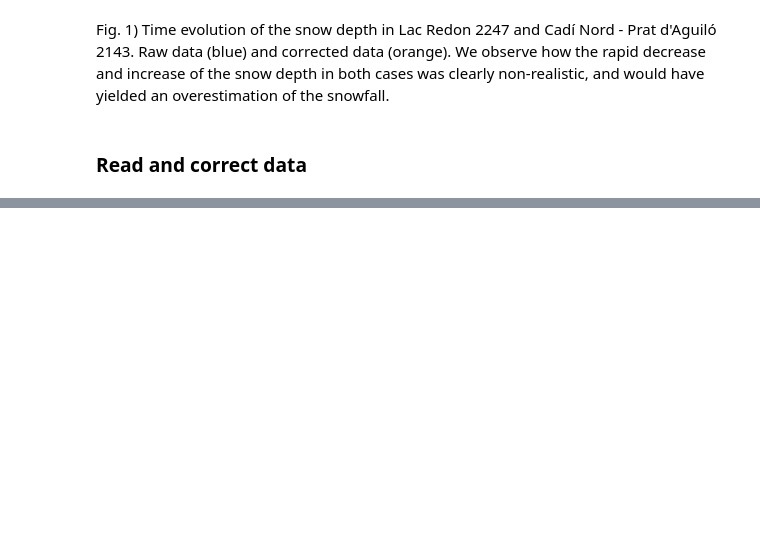
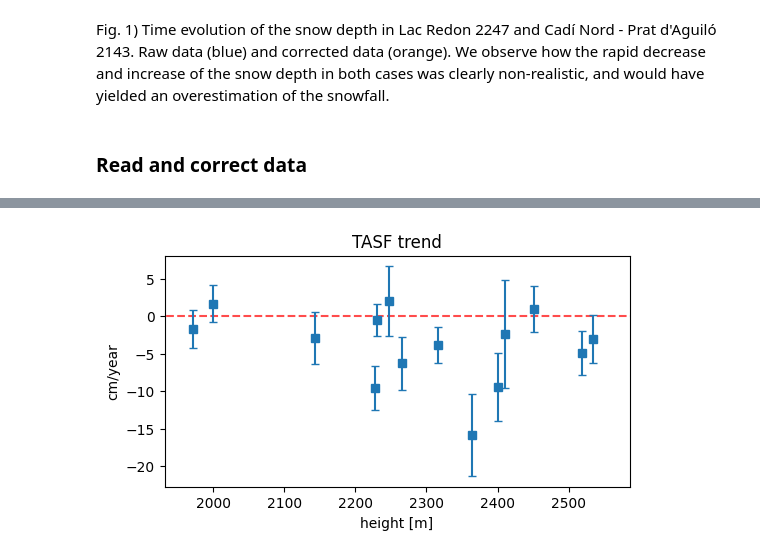
Before and after one commit to davidcirauqui/snowfall_trend, a Jupyter notebook: snow fall.ipynb, the cells around one changed output, grey strips where cells are left out. Drawn from its saved outputs; the diff is of its cells as text; code cells hidden in the pictures; blank space fills up the shorter version.

```diff
--- a/snow fall.ipynb
+++ b/snow fall.ipynb
@@ -103,0 +200,17 @@ for station in stations:
+# %%
+heights = []
+for station in stations:
+    heights.append(int(station[-4:]))
+
+plt.figure(figsize = [6, 3])
+
+plt.plot([.95 * min(heights), 1.05 * max(heights)], [0, 0], '--r', alpha = .7)
+plt.errorbar(heights, trends, yerr = sigmas, fmt = 's', capsize = 3)
+
+plt.xlim([.98 * min(heights), 1.02 * max(heights)])
+plt.title('TASF trend')
+plt.ylabel('cm/year')
+plt.xlabel('height [m]')
+plt.show()
+# %% [output]
+[figure, added]
```
Also changed, not shown: parts of 13 cells of this notebook.
